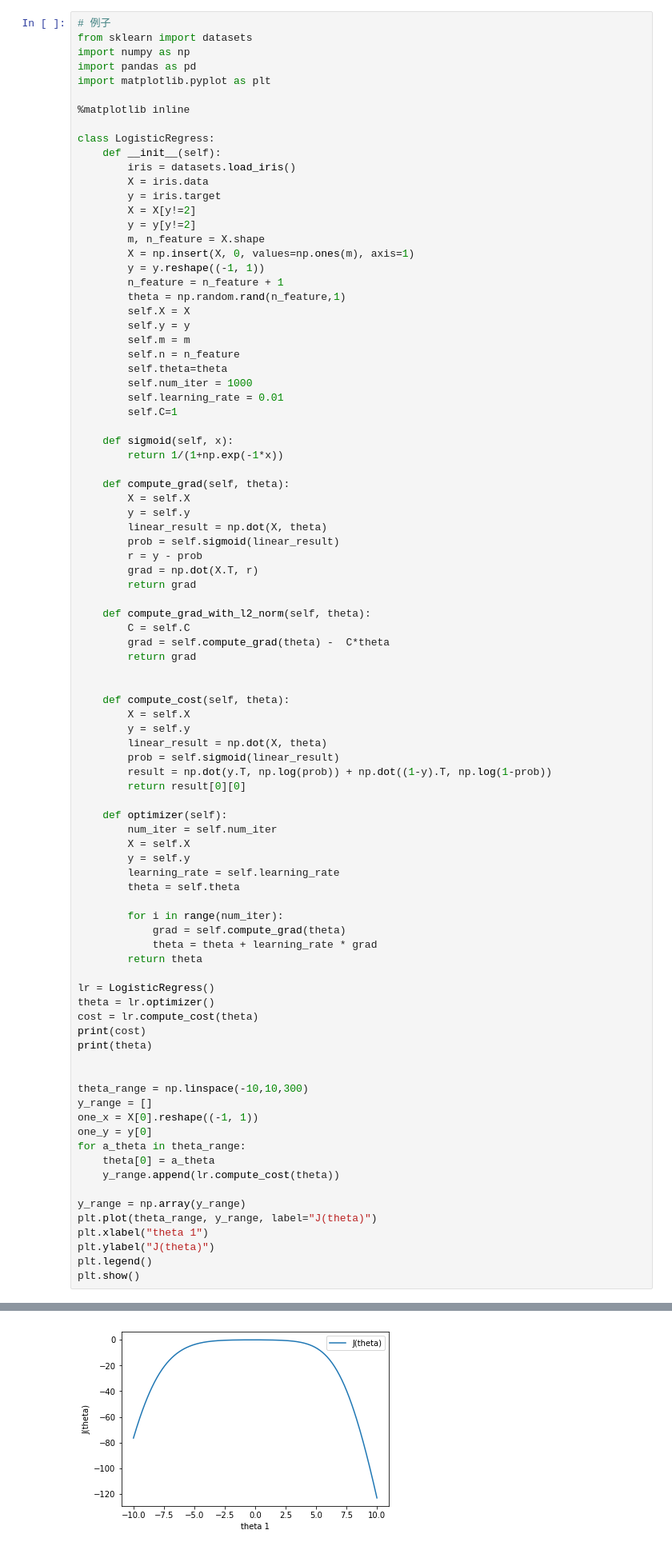
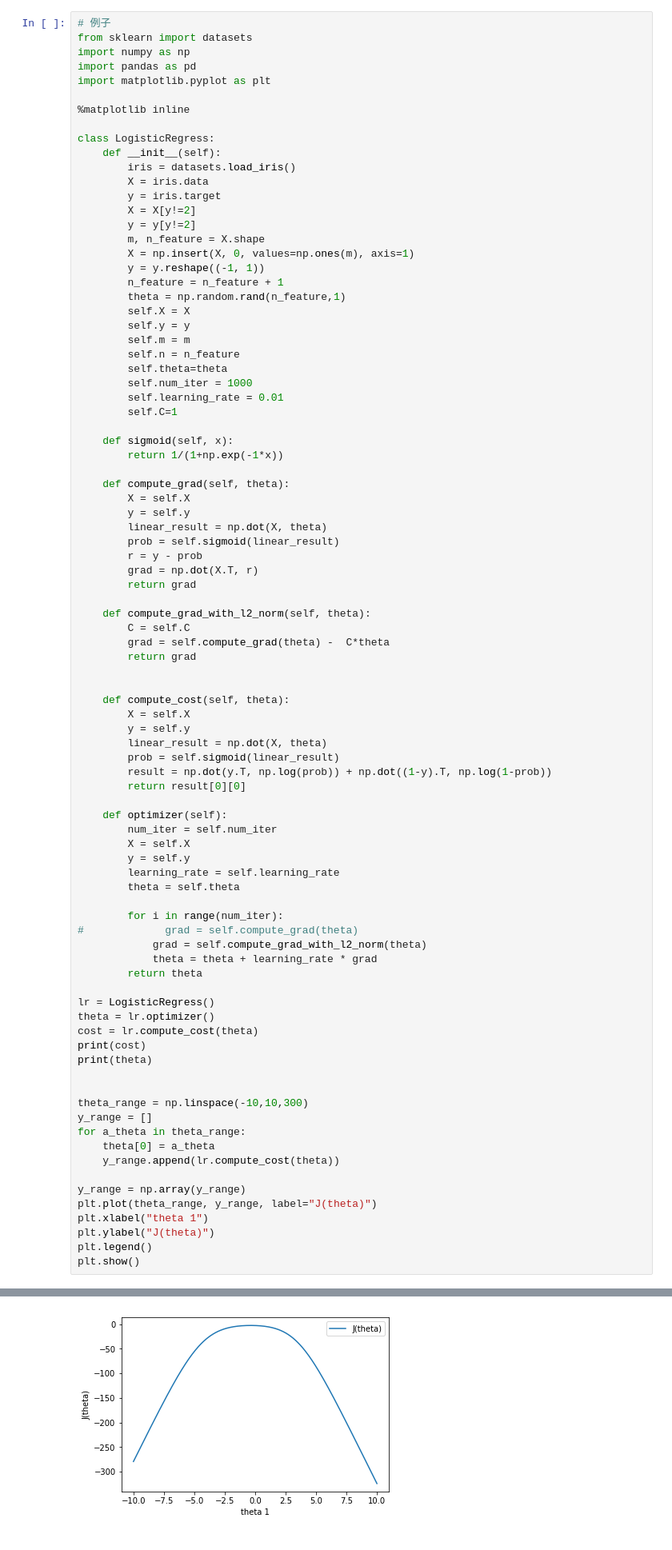
Before and after one commit to zhaoxianpeng/study_note, a Jupyter notebook: Logistic Regress.ipynb, the cells around one changed output, grey strips where cells are left out. Shown at 80% size. Cells and saved outputs as stored; diff of their text form.

```diff
--- a/Logistic Regress.ipynb
+++ b/Logistic Regress.ipynb
@@ -308,7 +308,8 @@ class LogisticRegress:
         theta = self.theta
 
         for i in range(num_iter):
-            grad = self.compute_grad(theta)
+#             grad = self.compute_grad(theta)
+            grad = self.compute_grad_with_l2_norm(theta)
             theta = theta + learning_rate * grad
         return theta
 
@@ -321,8 +322,6 @@ print(theta)
 
 theta_range = np.linspace(-10,10,300)
 y_range = []
-one_x = X[0].reshape((-1, 1))
-one_y = y[0]
 for a_theta in theta_range:
     theta[0] = a_theta
     y_range.append(lr.compute_cost(theta))
@@ -343,4 +342,4 @@ plt.show()
-[figure, old version]
+[figure, new version]
 # %%
 # 使用sklearn
 from sklearn.linear_model import LogisticRegression
```
Also changed, not shown: parts of 2 cells of this notebook, 1 other file.
